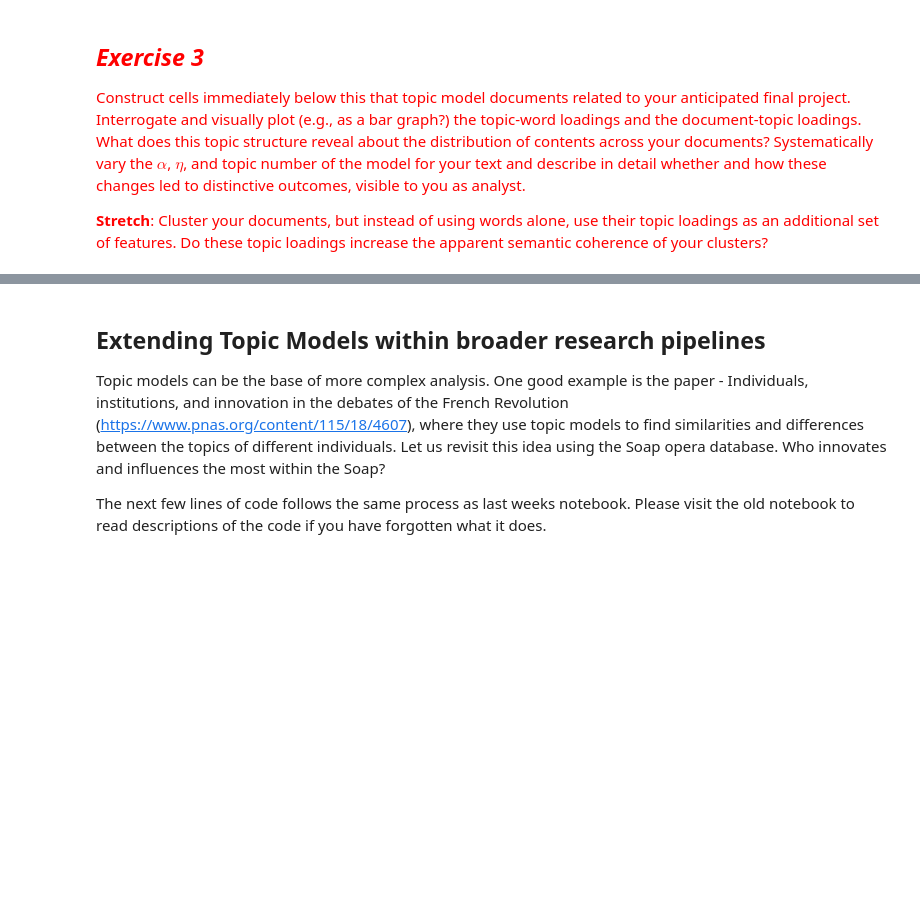
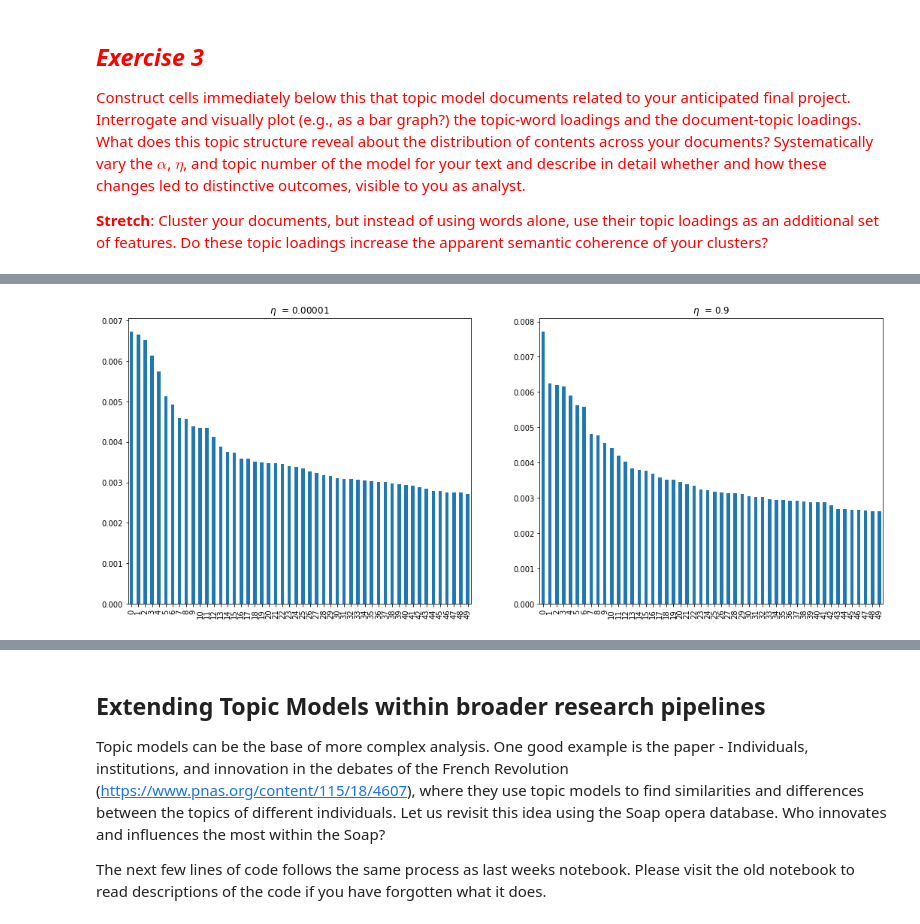
Before and after one commit to katykoenig/Content-Analysis-2020, a Jupyter notebook: week-6/6-Discovering-Patterns-Clusters-and-Topics.ipynb, the cells around one changed output, grey strips where cells are left out. Drawn from its saved outputs; the diff is of its cells as text; code cells hidden in the pictures; blank space fills up the shorter version.

```diff
--- a/week-6/6-Discovering-Patterns-Clusters-and-Topics.ipynb
+++ b/week-6/6-Discovering-Patterns-Clusters-and-Topics.ipynb
@@ -1340,0 +1504,20 @@ plt.show()
+# %%
+#different eta values can change the shape of the distribution.
+
+tal_lda1 = gensim.models.ldamodel.LdaModel(corpus=talmm,
+                                           id2word=dictionary,
+                                           num_topics=10, eta = 0.00001)
+tal_lda2 = gensim.models.ldamodel.LdaModel(corpus=talmm,
+                                           id2word=dictionary,
+                                           num_topics=10, eta = 0.9)
+
+topic11_df = pd.DataFrame(tal_lda1.show_topic(1, topn=50))
+topic21_df = pd.DataFrame(tal_lda2.show_topic(1, topn=50))
+
+fig, (ax1, ax2) = plt.subplots(1, 2)
+fig.set_size_inches(18, 7)
+topic11_df.plot.bar(legend = False, ax = ax1, title = '$\eta$  = 0.00001')
+topic21_df.plot.bar(legend = False, ax = ax2, title = '$\eta$  = 0.9')
+plt.show()
+# %% [output]
+[figure, added]
```
Also changed, not shown: parts of 14 cells of this notebook.
